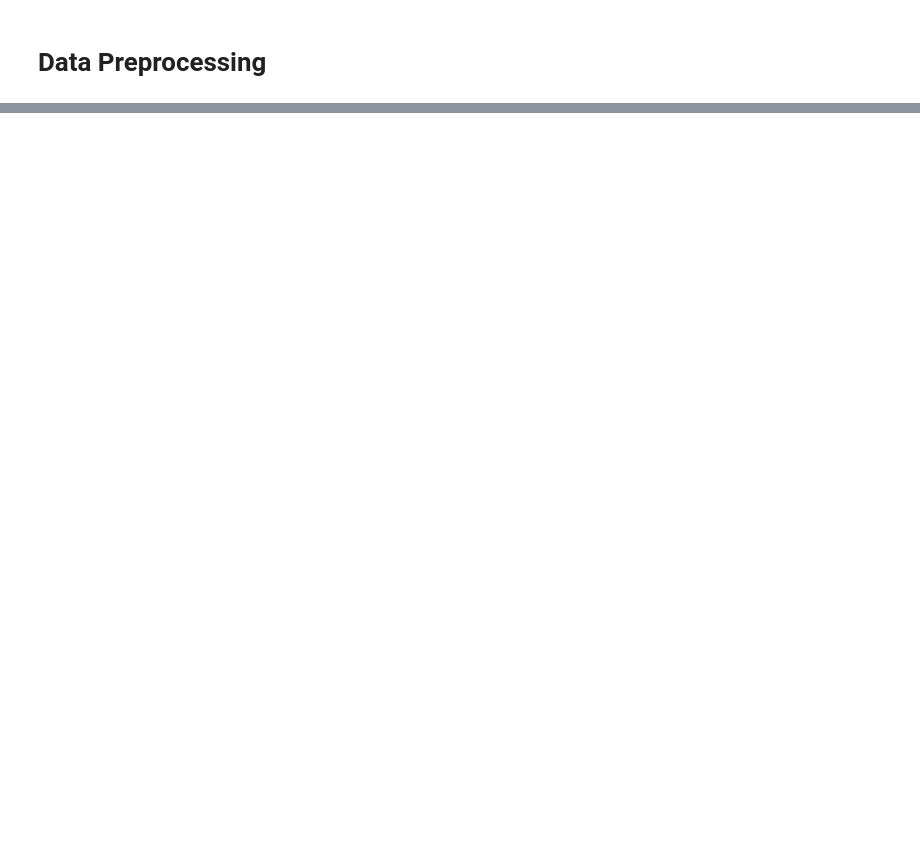
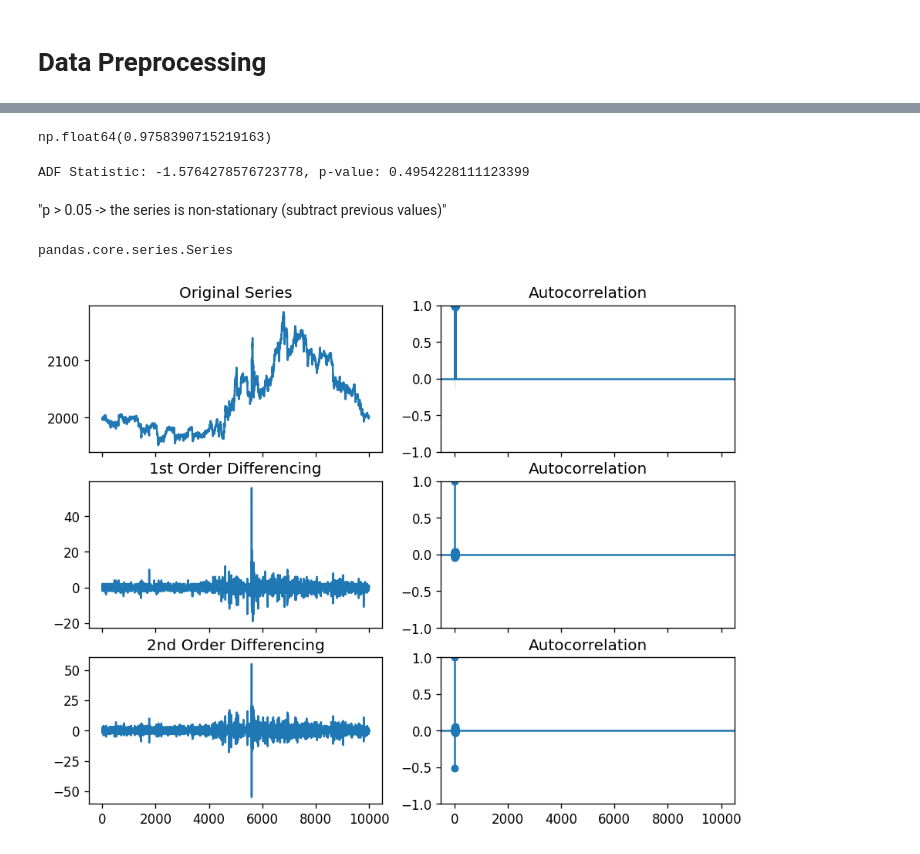
Before and after one commit to absurdusername/imc-prosperity-3, a Jupyter notebook: round1/squid_analysis.ipynb, the cells around one changed output, grey strips where cells are left out. Saved outputs shown, nothing was run; the diff lists cells and outputs as text; code cells hidden in the pictures; blank space fills up the shorter version.

```diff
--- a/round1/squid_analysis.ipynb
+++ b/round1/squid_analysis.ipynb
@@ -232,0 +108,10 @@ Number of observations: 2155
+# %%
+def get_max_volume_ask_price(row):
+    ask_volumes = [row['ask_volume_1'], row['ask_volume_2'], row['ask_volume_3']]
+    ask_prices = [row['ask_price_1'], row['ask_price_2'], row['ask_price_3']]
+
+    max_volume_index = np.argmax(ask_volumes)
+    return ask_prices[max_volume_index]
+
+squid_prices['max_vol_ask_price'] = squid_prices.apply(get_max_volume_ask_price, axis=1)
+squid_prices[['timestamp', 'max_vol_ask_price']]
@@ -232,0 +132,42 @@ Number of observations: 2155
+# %%
+squid_prices = squid_prices.merge(max_vol_squid_trades, how="left", on="timestamp")
+# %%
+squid_prices["max_vol_bid_price"].autocorr(lag=50)
+# %% [output]
+np.float64(0.9758390715219163)
+# %%
+from statsmodels.tsa.stattools import adfuller
+
+series = squid_prices["max_vol_bid_price"]
+result = adfuller(series)
+print(f"ADF Statistic: {result[0]}, p-value: {result[1]}")
+# %% [output]
+ADF Statistic: -1.5764278576723778, p-value: 0.4954228111123399
+# %% [markdown]
+
+"p > 0.05 -> the series is non-stationary (subtract previous values)"
+# %%
+type(series)
+# %% [output]
+pandas.core.series.Series
+# %%
+from statsmodels.graphics.tsaplots import plot_acf, plot_pacf
+import matplotlib.pyplot as plt
+plt.rcParams.update({'figure.figsize':(9,7), 'figure.dpi':120})
+
+# Original Series
+fig, axes = plt.subplots(3, 2, sharex=True)
+axes[0, 0].plot(series); axes[0, 0].set_title('Original Series')
+plot_acf(series, ax=axes[0, 1])
+
+# 1st Differencing
+axes[1, 0].plot(series.diff()); axes[1, 0].set_title('1st Order Differencing')
+plot_acf(series.diff().dropna(), ax=axes[1, 1])
+
+# 2nd Differencing
+axes[2, 0].plot(series.diff().diff()); axes[2, 0].set_title('2nd Order Differencing')
+plot_acf(series.diff().diff().dropna(), ax=axes[2, 1])
+
+plt.show()
+# %% [output]
+[figure, added]
```
Also changed, not shown: parts of 27 cells of this notebook, 10 other files.
